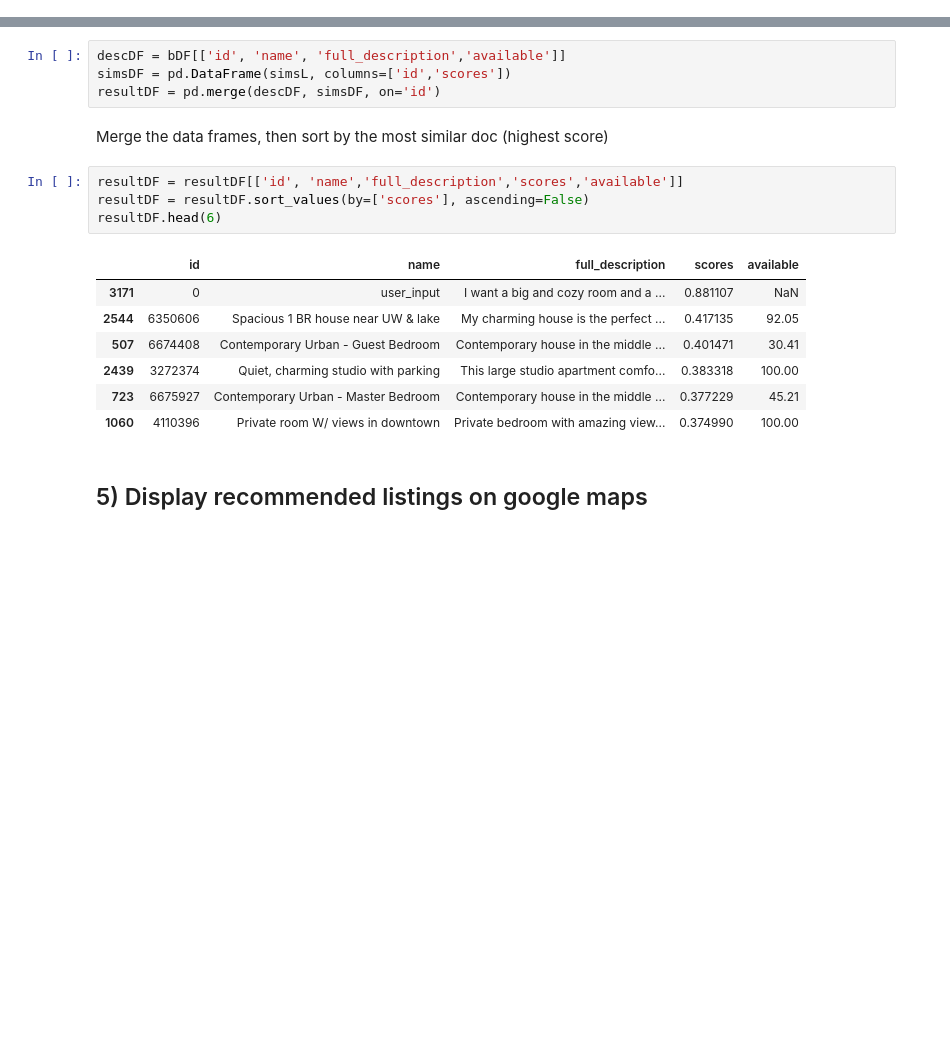
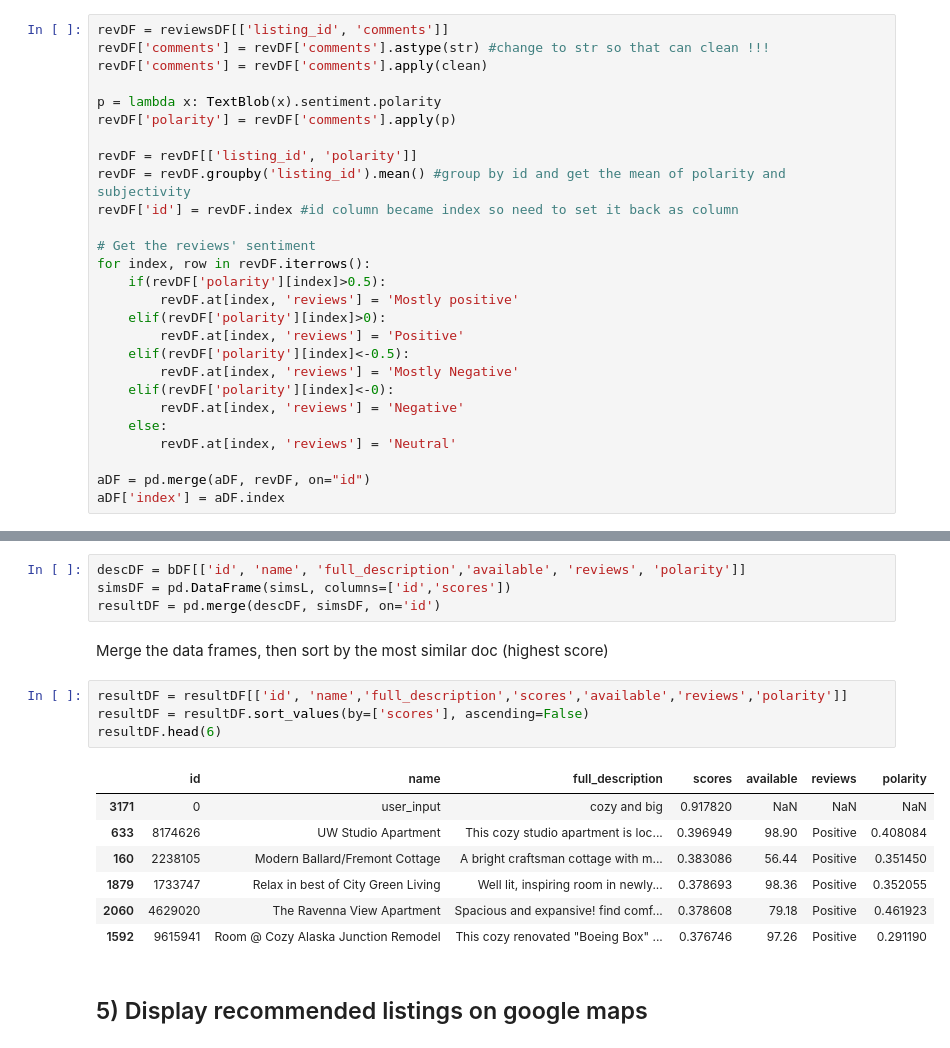
Before and after one commit to boohooo/AirBnB, a Jupyter notebook: AirBnb Recommender System.ipynb, the cells around one changed output, grey strips where cells are left out. Saved outputs shown, nothing was run; the diff lists cells and outputs as text; blank space fills up the shorter version.

```diff
--- a/AirBnb Recommender System.ipynb
+++ b/AirBnb Recommender System.ipynb
@@ -370,0 +385,27 @@ memory usage: 223.0+ KB
+# %%
+revDF = reviewsDF[['listing_id', 'comments']]
+revDF['comments'] = revDF['comments'].astype(str) #change to str so that can clean !!!
+revDF['comments'] = revDF['comments'].apply(clean)
+
+p = lambda x: TextBlob(x).sentiment.polarity
+revDF['polarity'] = revDF['comments'].apply(p)
+
+revDF = revDF[['listing_id', 'polarity']]
+revDF = revDF.groupby('listing_id').mean() #group by id and get the mean of polarity and subjectivity
+revDF['id'] = revDF.index #id column became index so need to set it back as column
+
+# Get the reviews' sentiment
+for index, row in revDF.iterrows():
+    if(revDF['polarity'][index]>0.5):
+        revDF.at[index, 'reviews'] = 'Mostly positive'
+    elif(revDF['polarity'][index]>0):
+        revDF.at[index, 'reviews'] = 'Positive'
+    elif(revDF['polarity'][index]<-0.5):
+        revDF.at[index, 'reviews'] = 'Mostly Negative'
+    elif(revDF['polarity'][index]<-0):
+        revDF.at[index, 'reviews'] = 'Negative'
+    else:
+        revDF.at[index, 'reviews'] = 'Neutral'
+
+aDF = pd.merge(aDF, revDF, on="id")
+aDF['index'] = aDF.index
@@ -684,23 +736,23 @@ simsL = [list(e) for e in sims] #Convert to List of List
 # %% [markdown]
 Put it in a Data Frame so it looks nicer
 # %%
-descDF = bDF[['id', 'name', 'full_description','available']]
+descDF = bDF[['id', 'name', 'full_description','available', 'reviews', 'polarity']]
 simsDF = pd.DataFrame(simsL, columns=['id','scores'])
 resultDF = pd.merge(descDF, simsDF, on='id')
 # %% [markdown]
 Merge the data frames, then sort by the most similar doc (highest score)
 # %%
-resultDF = resultDF[['id', 'name','full_description','scores','available']]
+resultDF = resultDF[['id', 'name','full_description','scores','available','reviews','polarity']]
 resultDF = resultDF.sort_values(by=['scores'], ascending=False)
 resultDF.head(6)
 # %% [output]
-|  | id | name | full_description | scores | available |
-| 3171 | 0 | user_input | I want a big and cozy room and a ... | 0.881107 | NaN |
-| 2544 | 6350606 | Spacious 1 BR house near UW & lake | My charming house is the perfect ... | 0.417135 | 92.05 |
-| 507 | 6674408 | Contemporary Urban - Guest Bedroom | Contemporary house in the middle ... | 0.401471 | 30.41 |
-| 2439 | 3272374 | Quiet, charming studio with parking | This large studio apartment comfo... | 0.383318 | 100.00 |
-| 723 | 6675927 | Contemporary Urban - Master Bedroom | Contemporary house in the middle ... | 0.377229 | 45.21 |
-| 1060 | 4110396 | Private room W/ views in downtown | Private bedroom with amazing view... | 0.374990 | 100.00 |
+|  | id | name | full_description | scores | available | reviews | polarity |
+| 3171 | 0 | user_input | cozy and big | 0.917820 | NaN | NaN | NaN |
+| 633 | 8174626 | UW Studio Apartment | This cozy studio apartment is loc... | 0.396949 | 98.90 | Positive | 0.408084 |
+| 160 | 2238105 | Modern Ballard/Fremont Cottage | A bright craftsman cottage with m... | 0.383086 | 56.44 | Positive | 0.351450 |
+| 1879 | 1733747 | Relax in best of City Green Living | Well lit, inspiring room in newly... | 0.378693 | 98.36 | Positive | 0.352055 |
+| 2060 | 4629020 | The Ravenna View Apartment | Spacious and expansive! find comf... | 0.378608 | 79.18 | Positive | 0.461923 |
+| 1592 | 9615941 | Room @ Cozy Alaska Junction Remodel | This cozy renovated "Boeing Box" ... | 0.376746 | 97.26 | Positive | 0.291190 |
 # %% [markdown]
 ## 5) Display recommended listings on google maps
 # %%
```
Also changed, not shown: parts of 29 cells of this notebook.
